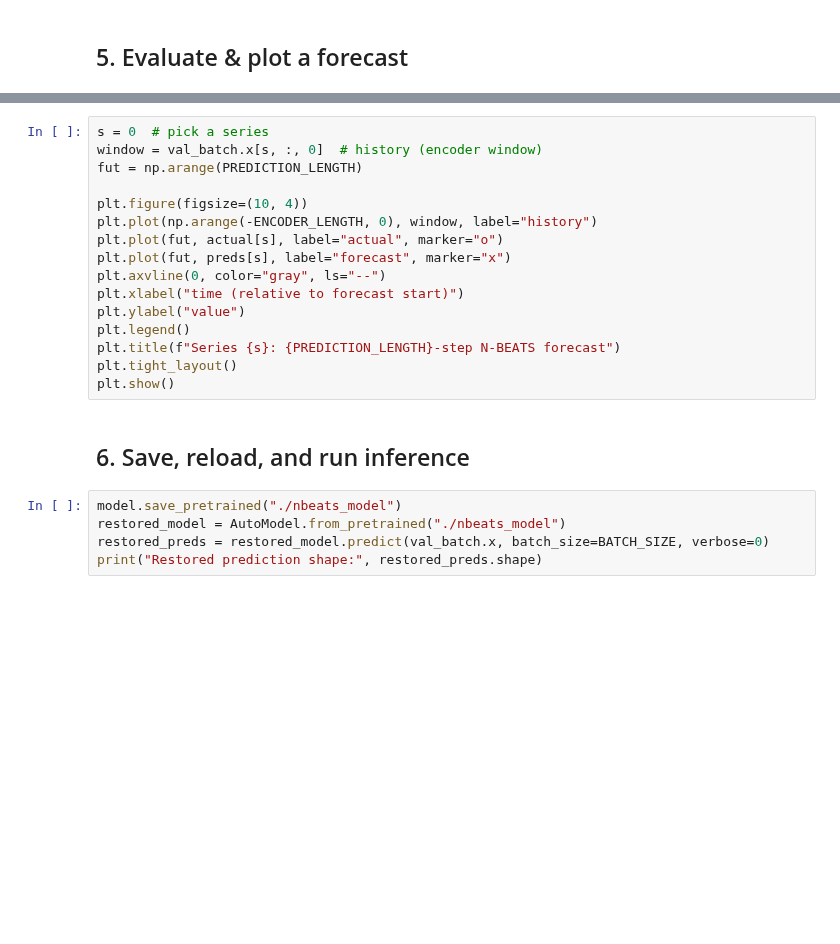
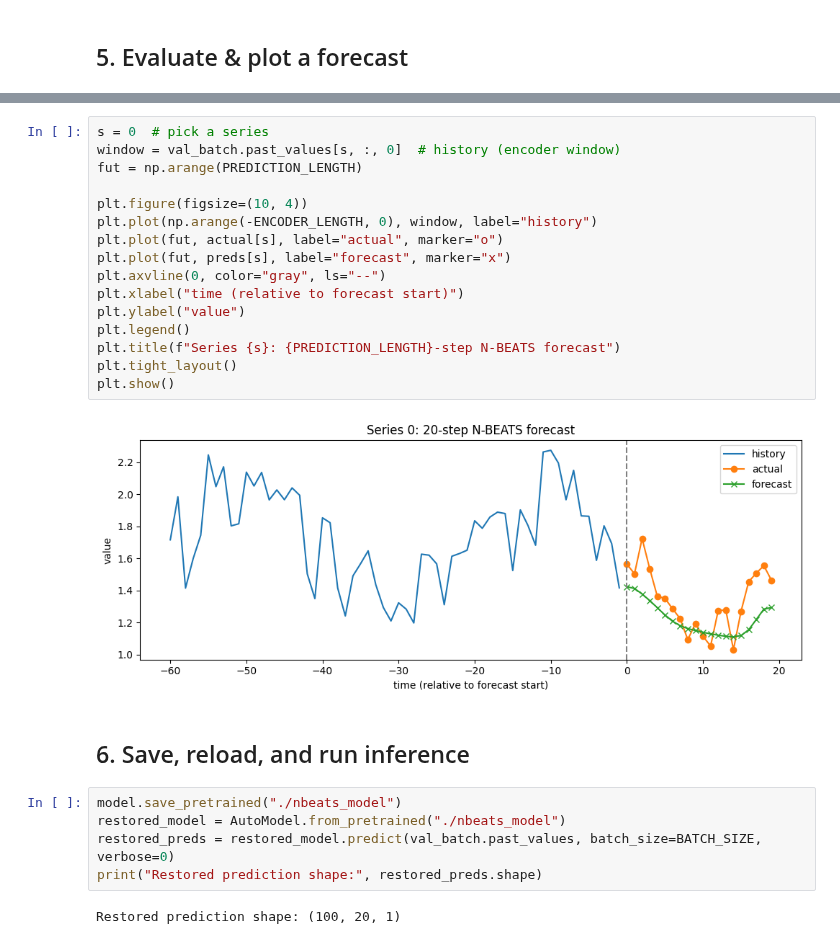
Before and after one commit to LongxingTan/Time-series-prediction, a Jupyter notebook: docs/source/tutorials/nbeats_ar_demo.ipynb, the cells around one changed output, grey strips where cells are left out. Drawn from its saved outputs; the diff is of its cells as text; blank space fills up the shorter version.

```diff
--- a/docs/source/tutorials/nbeats_ar_demo.ipynb
+++ b/docs/source/tutorials/nbeats_ar_demo.ipynb
@@ -90,23 +148,27 @@ print("MSE:", float(np.mean(err**2)))
 # %%
 s = 0  # pick a series
-window = val_batch.x[s, :, 0]  # history (encoder window)
+window = val_batch.past_values[s, :, 0]  # history (encoder window)
 fut = np.arange(PREDICTION_LENGTH)
 
 plt.figure(figsize=(10, 4))
 plt.plot(np.arange(-ENCODER_LENGTH, 0), window, label="history")
 plt.plot(fut, actual[s], label="actual", marker="o")
 plt.plot(fut, preds[s], label="forecast", marker="x")
 plt.axvline(0, color="gray", ls="--")
 plt.xlabel("time (relative to forecast start)")
 plt.ylabel("value")
 plt.legend()
 plt.title(f"Series {s}: {PREDICTION_LENGTH}-step N-BEATS forecast")
 plt.tight_layout()
 plt.show()
+# %% [output]
+[figure, added]
 # %% [markdown]
 ## 6. Save, reload, and run inference
 # %%
 model.save_pretrained("./nbeats_model")
 restored_model = AutoModel.from_pretrained("./nbeats_model")
-restored_preds = restored_model.predict(val_batch.x, batch_size=BATCH_SIZE, verbose=0)
+restored_preds = restored_model.predict(val_batch.past_values, batch_size=BATCH_SIZE, verbose=0)
 print("Restored prediction shape:", restored_preds.shape)
+# %% [output]
+Restored prediction shape: (100, 20, 1)
```
Also changed, not shown: parts of 14 cells of this notebook, 24 other files.
